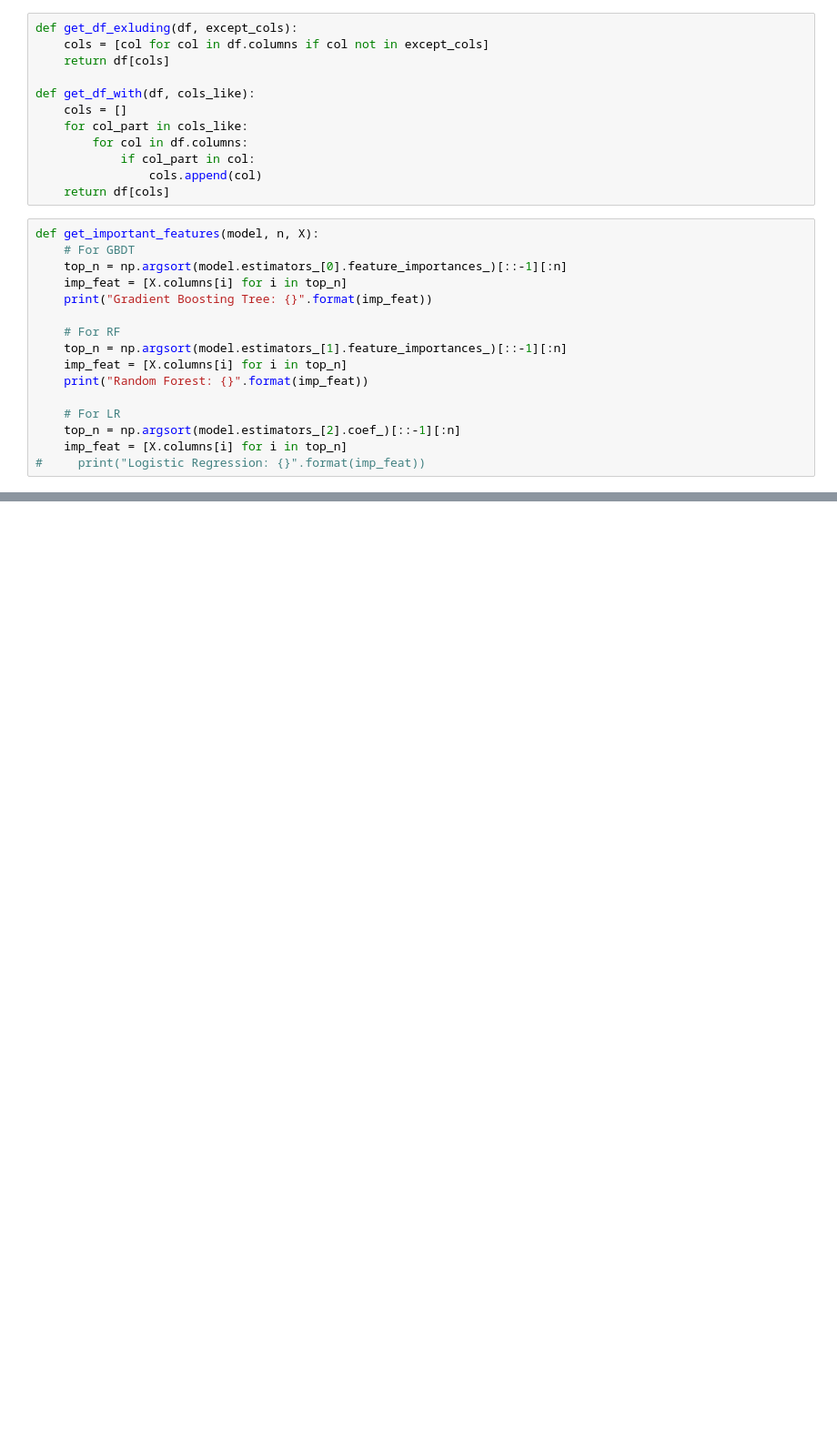
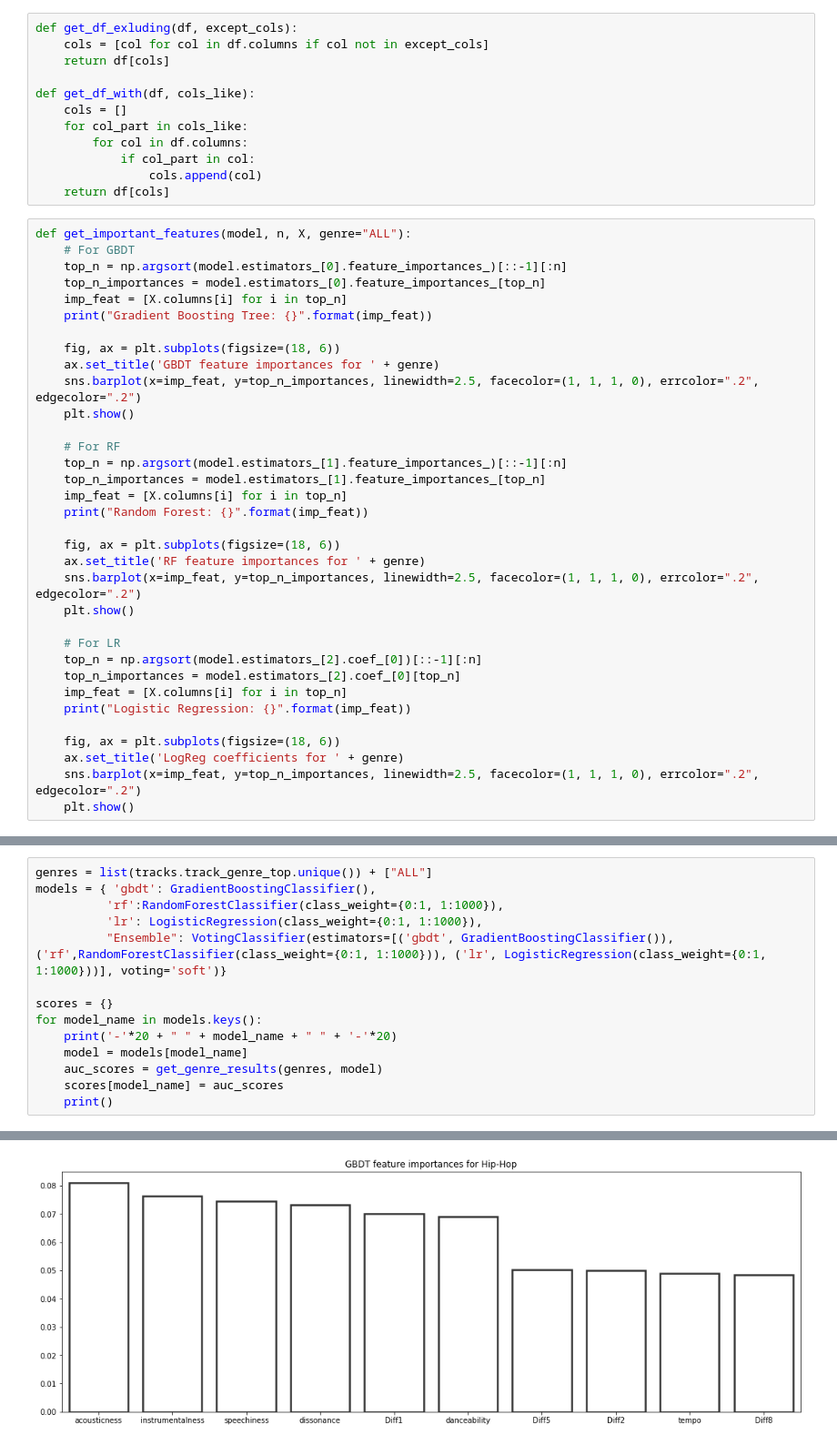
Before and after one commit to addt/Song-Popularity, a Jupyter notebook: notebooks/baseline_traditional.ipynb, the cells around one changed output, grey strips where cells are left out. Shown at 91% size. Drawn from its saved outputs; the diff is of its cells as text; blank space fills up the shorter version.

Commit message:
Analysis and Graphs

```diff
--- a/notebooks/baseline_traditional.ipynb
+++ b/notebooks/baseline_traditional.ipynb
@@ -73,18 +81,36 @@ def get_df_with(df, cols_like):
                 cols.append(col)
     return df[cols]
 # %%
-def get_important_features(model, n, X):
+def get_important_features(model, n, X, genre="ALL"):
     # For GBDT
     top_n = np.argsort(model.estimators_[0].feature_importances_)[::-1][:n]
+    top_n_importances = model.estimators_[0].feature_importances_[top_n]
     imp_feat = [X.columns[i] for i in top_n]
     print("Gradient Boosting Tree: {}".format(imp_feat))
 
+    fig, ax = plt.subplots(figsize=(18, 6))
+    ax.set_title('GBDT feature importances for ' + genre)
+    sns.barplot(x=imp_feat, y=top_n_importances, linewidth=2.5, facecolor=(1, 1, 1, 0), errcolor=".2", edgecolor=".2")
+    plt.show()
+
     # For RF
     top_n = np.argsort(model.estimators_[1].feature_importances_)[::-1][:n]
+    top_n_importances = model.estimators_[1].feature_importances_[top_n]
     imp_feat = [X.columns[i] for i in top_n]
     print("Random Forest: {}".format(imp_feat))
 
+    fig, ax = plt.subplots(figsize=(18, 6))
+    ax.set_title('RF feature importances for ' + genre)
+    sns.barplot(x=imp_feat, y=top_n_importances, linewidth=2.5, facecolor=(1, 1, 1, 0), errcolor=".2", edgecolor=".2")
+    plt.show()
+
     # For LR
-    top_n = np.argsort(model.estimators_[2].coef_)[::-1][:n]
+    top_n = np.argsort(model.estimators_[2].coef_[0])[::-1][:n]
+    top_n_importances = model.estimators_[2].coef_[0][top_n]
     imp_feat = [X.columns[i] for i in top_n]
-#     print("Logistic Regression: {}".format(imp_feat))
+    print("Logistic Regression: {}".format(imp_feat))
+
+    fig, ax = plt.subplots(figsize=(18, 6))
+    ax.set_title('LogReg coefficients for ' + genre)
+    sns.barplot(x=imp_feat, y=top_n_importances, linewidth=2.5, facecolor=(1, 1, 1, 0), errcolor=".2", edgecolor=".2")
+    plt.show()
@@ -381,0 +240,15 @@ for col in echonest.columns:
+# %%
+genres = list(tracks.track_genre_top.unique()) + ["ALL"]
+models = { 'gbdt': GradientBoostingClassifier(),
+          'rf':RandomForestClassifier(class_weight={0:1, 1:1000}),
+          'lr': LogisticRegression(class_weight={0:1, 1:1000}),
+          "Ensemble": VotingClassifier(estimators=[('gbdt', GradientBoostingClassifier()), ('rf',RandomForestClassifier(class_weight={0:1, 1:1000})), ('lr', LogisticRegression(class_weight={0:1, 1:1000}))], voting='soft')}
+
+scores = {}
+for model_name in models.keys():
+    print('-'*20 + " " + model_name + " " + '-'*20)
+    model = models[model_name]
+    auc_scores = get_genre_results(genres, model)
+    scores[model_name] = auc_scores
+    print()
+# %% [output]
@@ -381,0 +272 @@ for col in echonest.columns:
+[figure, added]
```
Also changed, not shown: parts of 25 cells of this notebook.
